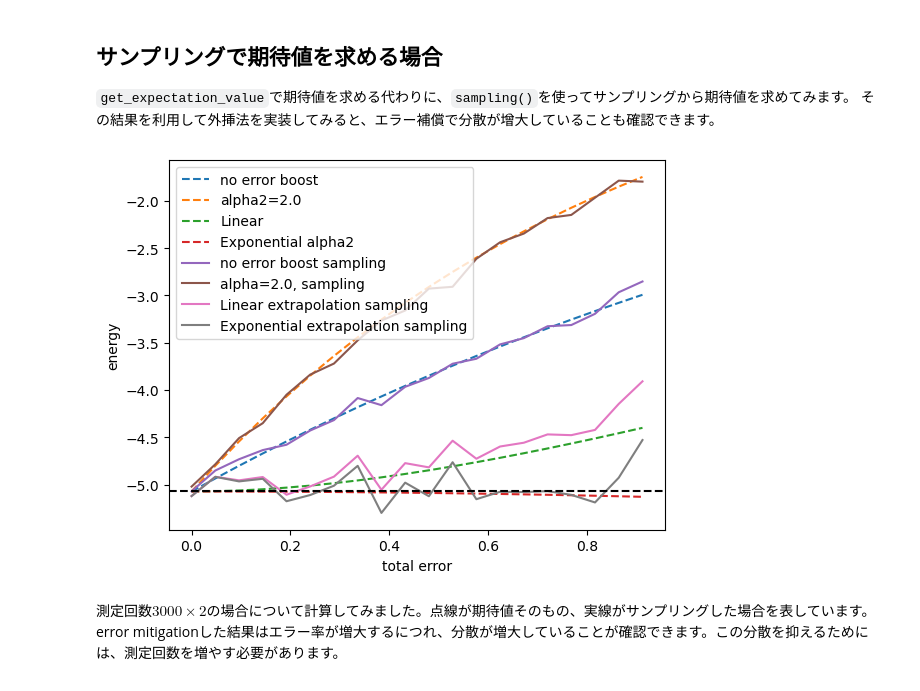
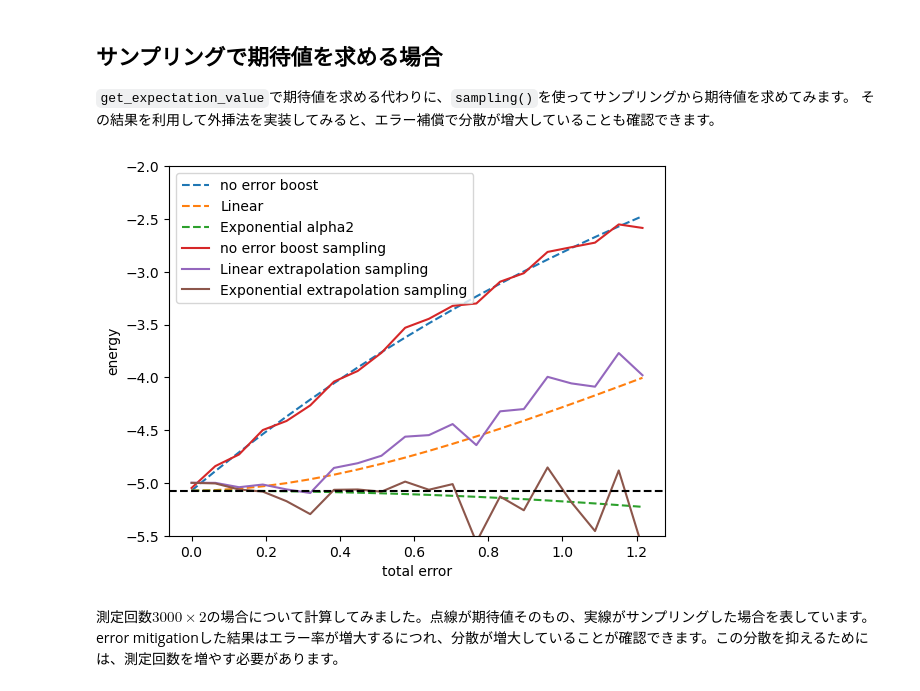
Before and after one commit to Qulacs-Osaka/quantum_software_handson, a Jupyter notebook: doc/source/notebooks/04_02_Extrapolation.ipynb, the cells around one changed output. Drawn from its saved outputs; the diff is of its cells as text; code cells hidden in the pictures.

```diff
--- a/doc/source/notebooks/04_02_Extrapolation.ipynb
+++ b/doc/source/notebooks/04_02_Extrapolation.ipynb
@@ -138,8 +170,8 @@ data_error_rate_per_gate = []
 
 #エラー率を少しずつ変化させて、コスト関数を求める。
 for i in range(20):
-    error_rate=i*0.001
-    total_error_rate = error_rate * (3.0*n_qubits) * circuit_depth
+    error_rate=i*0.002
+    total_error_rate = error_rate * (2.0*n_qubits) * circuit_depth
     noisy_circuit = NoisyCircuit(error_rate)
     minimized_costfunction_noise = noisy_get_cost(params_true)
     data_cost_depolarizingnoise.append(minimized_costfunction_noise)
@@ -176,7 +220,7 @@ data_cost_depolarizingnoise_linear_extrapolation = []
 alpha = 1.5
 
 for i in range(20):
-    error_rate=i * 0.001 * alpha
+    error_rate=i * 0.002 * alpha
     noisy_circuit = NoisyCircuit(error_rate)
     minimized_costfunction_noise = noisy_get_cost(params_true)
     data_cost_depolarizingnoise_alpha.append(minimized_costfunction_noise)
@@ -206,7 +258,7 @@ alpha1 = alpha
 alpha2 = 2.0
 
 for i in range(20):
-    error_rate=i*0.001*alpha2
+    error_rate=i*0.002*alpha2
     noisy_circuit = NoisyCircuit(error_rate)
     minimized_costfunction_noise = noisy_get_cost(params_true)
     data_cost_depolarizingnoise_alpha2.append(minimized_costfunction_noise)
@@ -310,7 +368,7 @@ alpha = 2.0
 
 #エラーありの期待値（サンプリングで求める）
 for i in range(20):
-    error_rate=i*0.001
+    error_rate=i*0.002
     density_state = DensityMatrix(n_qubits)
     noisy_circuit = NoisyCircuit(error_rate)
     minimized_costfunction_noise = get_cost_sampling(shots,params_true)
@@ -318,7 +376,7 @@ for i in range(20):
 
 #エラーをα倍だけ増幅させたときの期待値（サンプリングで求める）
 for i in range(20):
-    error_rate=i*0.001*alpha
+    error_rate=i*0.002*alpha
     density_state = DensityMatrix(n_qubits)
     noisy_circuit = NoisyCircuit(error_rate)
     minimized_costfunction_noise = get_cost_sampling(shots,params_true)
@@ -336,21 +394,22 @@ for i in range(20):
 # %%
 #厳密な期待値を使った結果と、サンプリングを使った結果をそれぞれグラフに表示させる
 plt.plot(data_noise_strength,data_cost_depolarizingnoise, label=f"no error boost",linestyle="dashed")
-plt.plot(data_noise_strength,data_cost_depolarizingnoise_alpha2, label=f"alpha2=2.0",linestyle="dashed")
+#plt.plot(data_noise_strength,data_cost_depolarizingnoise_alpha2, label=f"alpha2=2.0",linestyle="dashed")
 plt.plot(data_noise_strength,data_cost_depolarizingnoise_linear_extrapolation, label=f"Linear",linestyle="dashed")
 #plt.plot(data_noise_strength,data_cost_depolarizingnoise_Richardson_extrapolation, label=f"Quadratic")
 plt.plot(data_noise_strength,data_cost_depolarizingnoise_Exponential_extrapolation_alpha2, label=f"Exponential alpha2",linestyle="dashed")
 plt.plot(data_noise_strength,data_cost_depolarizingnoise_sampling1, label=f"no error boost sampling")
-plt.plot(data_noise_strength,data_cost_depolarizingnoise_sampling2, label=f"alpha=2.0, sampling")
+#plt.plot(data_noise_strength,data_cost_depolarizingnoise_sampling2, label=f"alpha=2.0, sampling")
 plt.plot(data_noise_strength,data_cost_depolarizingnoise_sampling_linear_extrapolation, label=f"Linear extrapolation sampling")
 plt.plot(data_noise_strength,data_cost_depolarizingnoise_sampling_Exponential_extrapolation, label=f"Exponential extrapolation sampling")
 plt.axhline(minimized_costfunction_noiseless, color="black", linestyle="dashed")
 plt.ylabel("energy")
 plt.xlabel("total error")
+plt.ylim(-5.5,-2.0)
 plt.legend()
 plt.show()
 # %% [output]
-[figure, old version]
+[figure, new version]
 # %% [markdown]
 測定回数$3000\times 2$の場合について計算してみました。点線が期待値そのもの、実線がサンプリングした場合を表しています。error mitigationした結果はエラー率が増大するにつれ、分散が増大していることが確認できます。この分散を抑えるためには、測定回数を増やす必要があります。
 # %%
```
Also changed, not shown: parts of 23 cells of this notebook, 2 other files.
